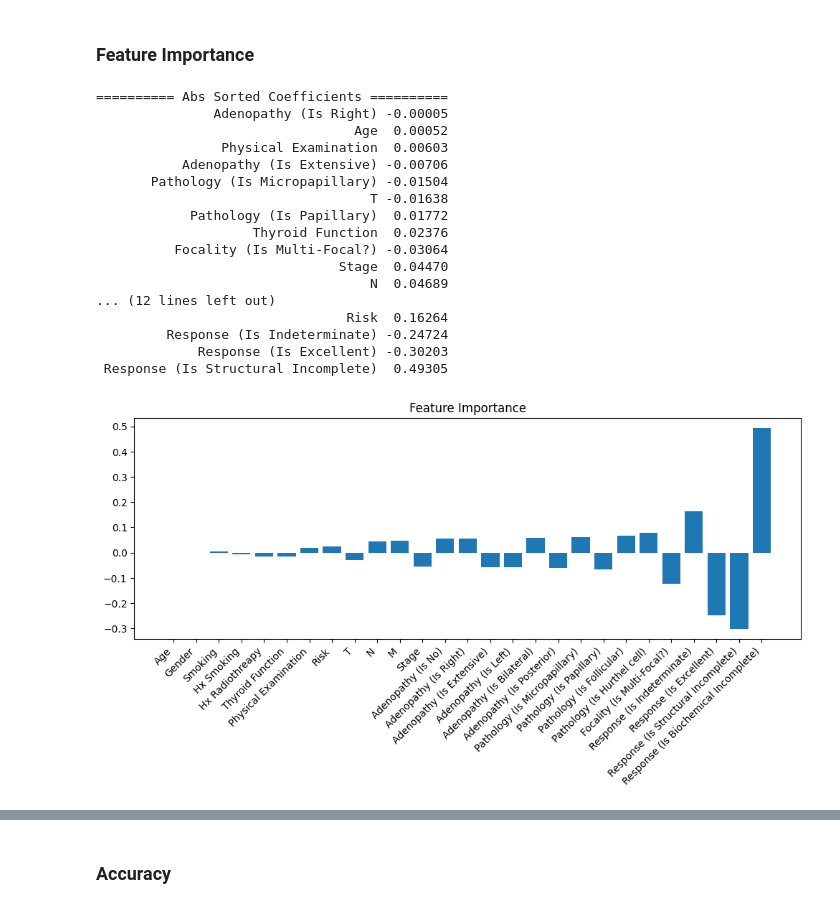
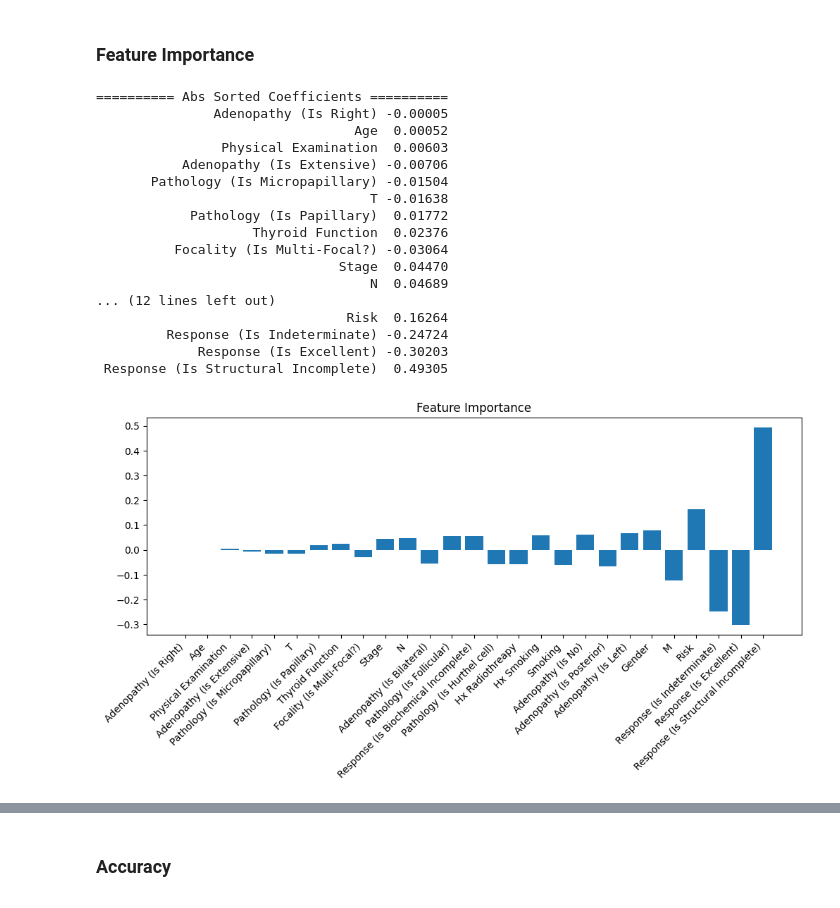
Before and after one commit to Koffiie/First-Repo, a Jupyter notebook: Thyroid_Cancer_Recurrence_Prediction.ipynb, the cells around one changed output, grey strips where cells are left out. Saved outputs shown, nothing was run; the diff lists cells and outputs as text; code cells hidden in the pictures.

```diff
--- a/Thyroid_Cancer_Recurrence_Prediction.ipynb
+++ b/Thyroid_Cancer_Recurrence_Prediction.ipynb
@@ -691,32 +694,32 @@ def print_feature_value_table(title, features, values, rjust_value=36, decimals=
 sorted_idx = np.argsort(abs(lin_reg.coef_))
 sorted_features = X.columns[sorted_idx]
 sorted_coefs = lin_reg.coef_[sorted_idx]
 
 
 #print_feature_value_table("Coefficients in Feature Order", X.columns, lin_reg.coef_)
 print_feature_value_table("Abs Sorted Coefficients", sorted_features, sorted_coefs)
 
 plt.figure(figsize=(12, 4))
-plt.bar(X.columns, sorted_coefs,)
+plt.bar(sorted_features, sorted_coefs,)
 plt.xticks(rotation=45, ha="right")
 plt.title("Feature Importance")
 plt.show()
 # %% [output]
 ========== Abs Sorted Coefficients ==========
                Adenopathy (Is Right) -0.00005
                                  Age  0.00052
                 Physical Examination  0.00603
            Adenopathy (Is Extensive) -0.00706
        Pathology (Is Micropapillary) -0.01504
                                    T -0.01638
             Pathology (Is Papillary)  0.01772
                     Thyroid Function  0.02376
           Focality (Is Multi-Focal?) -0.03064
                                Stage  0.04470
                                    N  0.04689
 ... (12 lines left out)
                                 Risk  0.16264
          Response (Is Indeterminate) -0.24724
              Response (Is Excellent) -0.30203
  Response (Is Structural Incomplete)  0.49305
-[figure, old version]
+[figure, new version]
```
Also changed, not shown: parts of 5 cells of this notebook.
